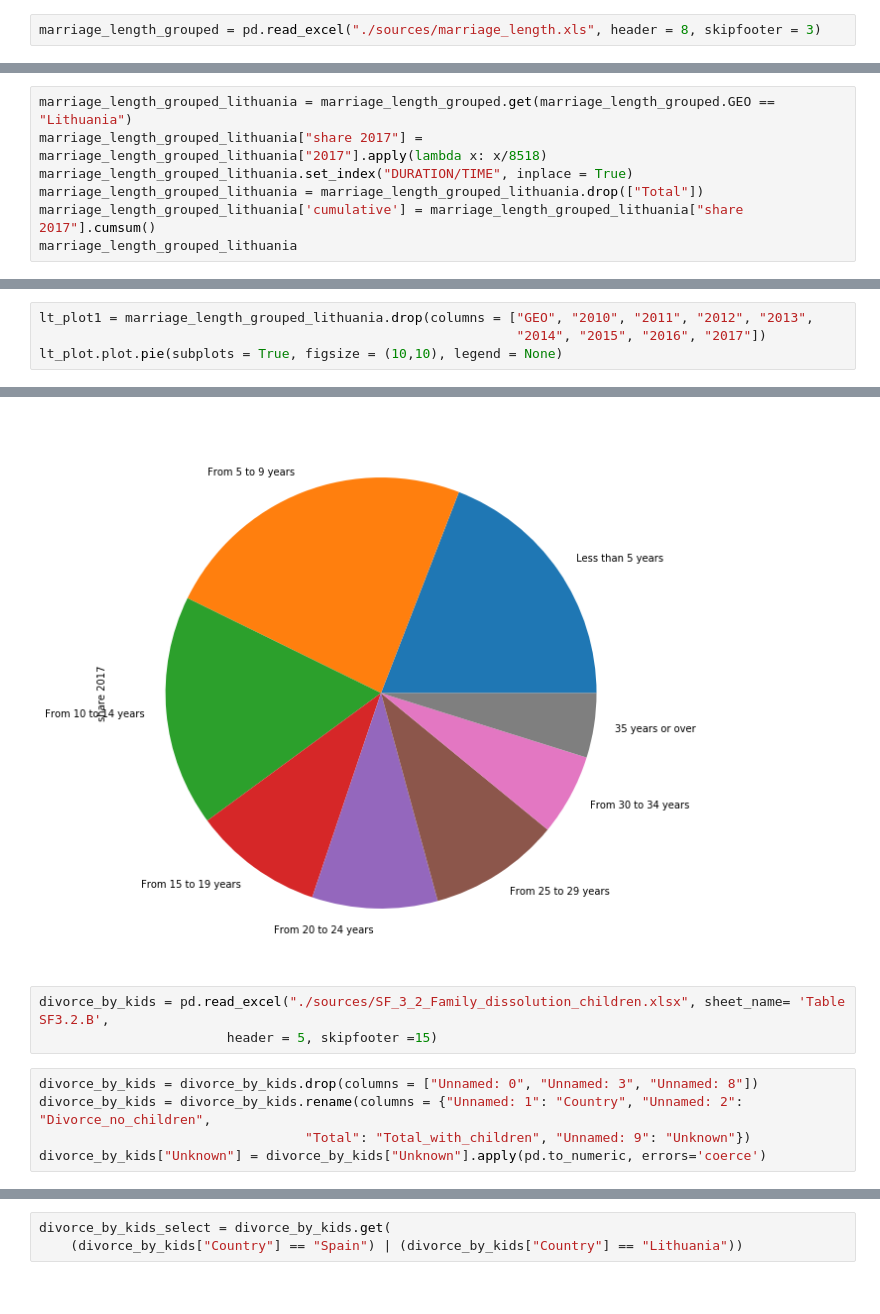
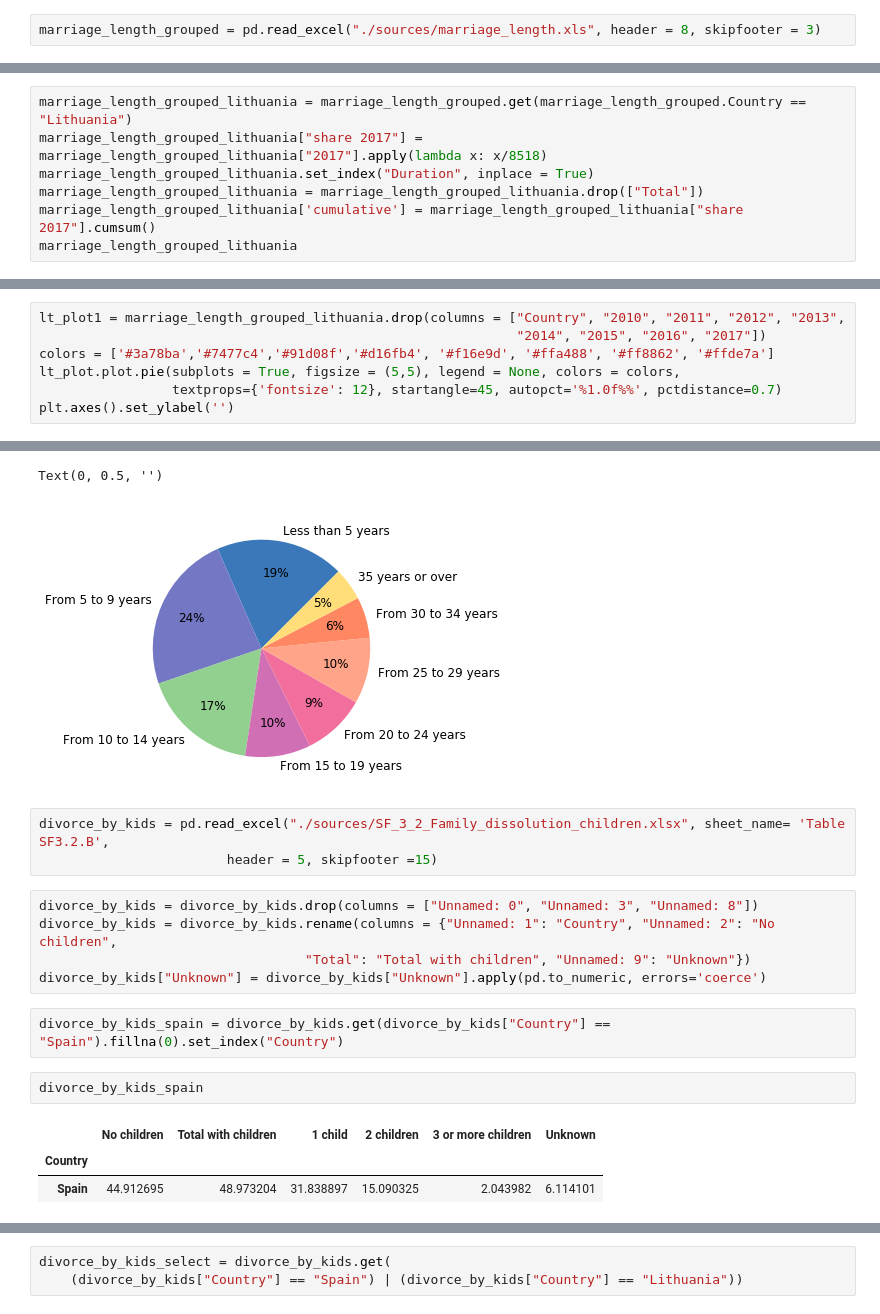
Before and after one commit to VilmaDaukantaite/your-own-project, a Jupyter notebook: data_cleaning_workbook.ipynb, the cells around one changed output, grey strips where cells are left out. Cells and saved outputs as stored; diff of their text form.

```diff
--- a/data_cleaning_workbook.ipynb
+++ b/data_cleaning_workbook.ipynb
@@ -323,7 +390,7 @@ array([<matplotlib.axes._subplots.AxesSubplot object at 0x...>],
 # %%
-marriage_length_grouped_lithuania = marriage_length_grouped.get(marriage_length_grouped.GEO == "Lithuania")
+marriage_length_grouped_lithuania = marriage_length_grouped.get(marriage_length_grouped.Country == "Lithuania")
 marriage_length_grouped_lithuania["share 2017"] = marriage_length_grouped_lithuania["2017"].apply(lambda x: x/8518)
-marriage_length_grouped_lithuania.set_index("DURATION/TIME", inplace = True)
+marriage_length_grouped_lithuania.set_index("Duration", inplace = True)
 marriage_length_grouped_lithuania = marriage_length_grouped_lithuania.drop(["Total"])
 marriage_length_grouped_lithuania['cumulative'] = marriage_length_grouped_lithuania["share 2017"].cumsum()
 marriage_length_grouped_lithuania
@@ -343,7 +410,10 @@ See the caveats in the documentation: http://pandas.pydata.org/pandas-docs/stabl
 | From 30 to 34 years | Lithuania | 396 | 489 | 488 | 553 | 503 | 496 | 496 | 519 | 0.060930 | ... |
 | 35 years or over | Lithuania | 272 | 330 | 346 | 389 | 373 | 381 | 373 | 412 | 0.048368 | ... |
 # %%
-lt_plot1 = marriage_length_grouped_lithuania.drop(columns = ["GEO", "2010", "2011", "2012", "2013",
+lt_plot1 = marriage_length_grouped_lithuania.drop(columns = ["Country", "2010", "2011", "2012", "2013",
                                                              "2014", "2015", "2016", "2017"])
-lt_plot.plot.pie(subplots = True, figsize = (10,10), legend = None)
+colors = ['#3a78ba','#7477c4','#91d08f','#d16fb4', '#f16e9d', '#ffa488', '#ff8862', '#ffde7a']
+lt_plot.plot.pie(subplots = True, figsize = (5,5), legend = None, colors = colors,
+                 textprops={'fontsize': 12}, startangle=45, autopct='%1.0f%%', pctdistance=0.7)
+plt.axes().set_ylabel('')
 # %% [output]
@@ -352,9 +422,18 @@ array([<matplotlib.axes._subplots.AxesSubplot object at 0x...>],
+Text(0, 0.5, '')
-[figure, old version]
+[figure, new version]
 # %%
 divorce_by_kids = pd.read_excel("./sources/SF_3_2_Family_dissolution_children.xlsx", sheet_name= 'Table SF3.2.B',
                         header = 5, skipfooter =15)
 # %%
 divorce_by_kids = divorce_by_kids.drop(columns = ["Unnamed: 0", "Unnamed: 3", "Unnamed: 8"])
-divorce_by_kids = divorce_by_kids.rename(columns = {"Unnamed: 1": "Country", "Unnamed: 2": "Divorce_no_children",
-                                  "Total": "Total_with_children", "Unnamed: 9": "Unknown"})
+divorce_by_kids = divorce_by_kids.rename(columns = {"Unnamed: 1": "Country", "Unnamed: 2": "No children",
+                                  "Total": "Total with children", "Unnamed: 9": "Unknown"})
 divorce_by_kids["Unknown"] = divorce_by_kids["Unknown"].apply(pd.to_numeric, errors='coerce')
+# %%
+divorce_by_kids_spain = divorce_by_kids.get(divorce_by_kids["Country"] == "Spain").fillna(0).set_index("Country")
+# %%
+divorce_by_kids_spain
+# %% [output]
+|  | No children | Total with children | 1 child | 2 children | 3 or more children | Unknown |
+| Country |  |  |  |  |  |  |
+| Spain | 44.912695 | 48.973204 | 31.838897 | 15.090325 | 2.043982 | 6.114101 |
```
Also changed, not shown: parts of 47 cells of this notebook.
